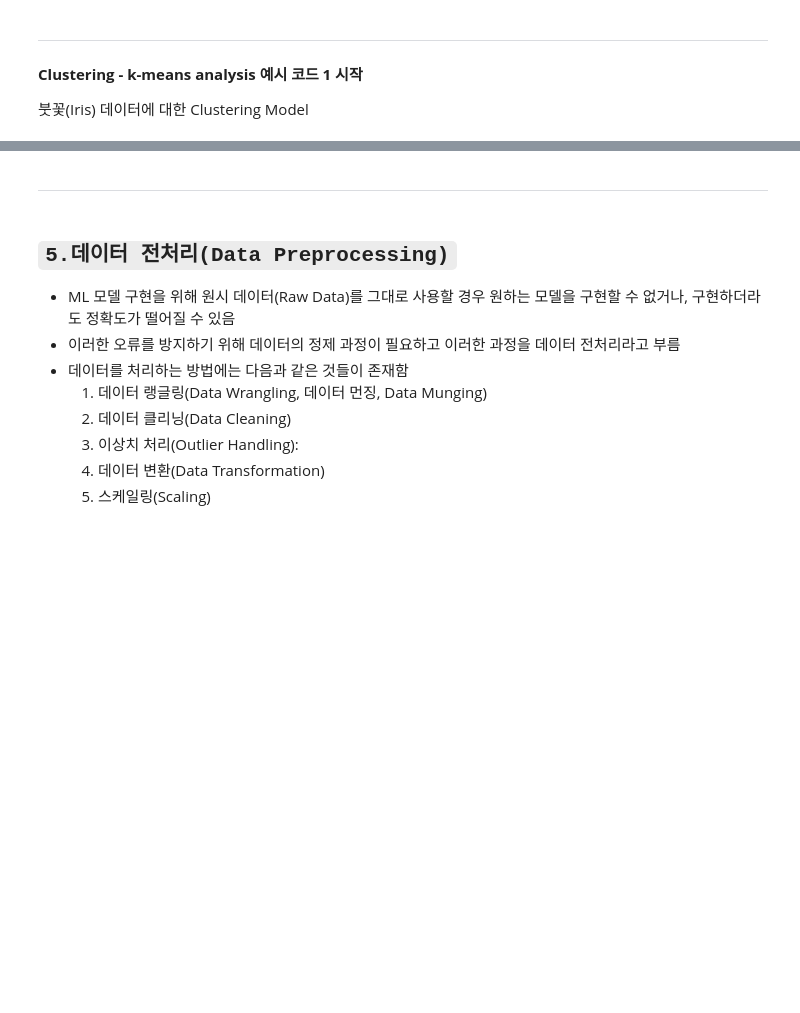
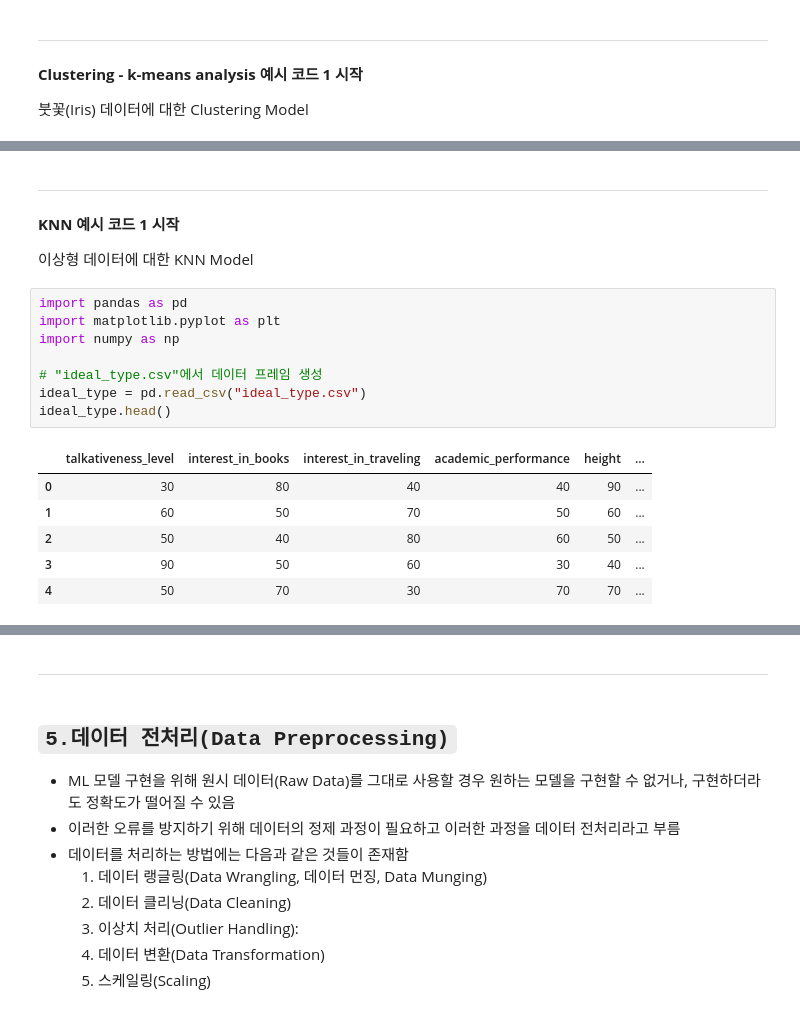
Before and after one commit to imbiotech/skbtML, a Jupyter notebook: k_pda_gmp_w_s.ipynb, the cells around one changed output, grey strips where cells are left out. Drawn from its saved outputs; the diff is of its cells as text; blank space fills up the shorter version.

```diff
--- a/k_pda_gmp_w_s.ipynb
+++ b/k_pda_gmp_w_s.ipynb
@@ -613,0 +928,20 @@ cluster1 = data[model.labels_ == 0]
+# %% [markdown]
+---
+**KNN 예시 코드 1 시작**
+
+이상형 데이터에 대한 KNN Model
+# %%
+import pandas as pd
+import matplotlib.pyplot as plt
+import numpy as np
+
+# "ideal_type.csv"에서 데이터 프레임 생성
+ideal_type = pd.read_csv("ideal_type.csv")
+ideal_type.head()
+# %% [output]
+|  | talkativeness_level | interest_in_books | interest_in_traveling | academic_performance | height | ... |
+| 0 | 30 | 80 | 40 | 40 | 90 | ... |
+| 1 | 60 | 50 | 70 | 50 | 60 | ... |
+| 2 | 50 | 40 | 80 | 60 | 50 | ... |
+| 3 | 90 | 50 | 60 | 30 | 40 | ... |
+| 4 | 50 | 70 | 30 | 70 | 70 | ... |
```
Also changed, not shown: parts of 35 cells of this notebook, 5 other files.
